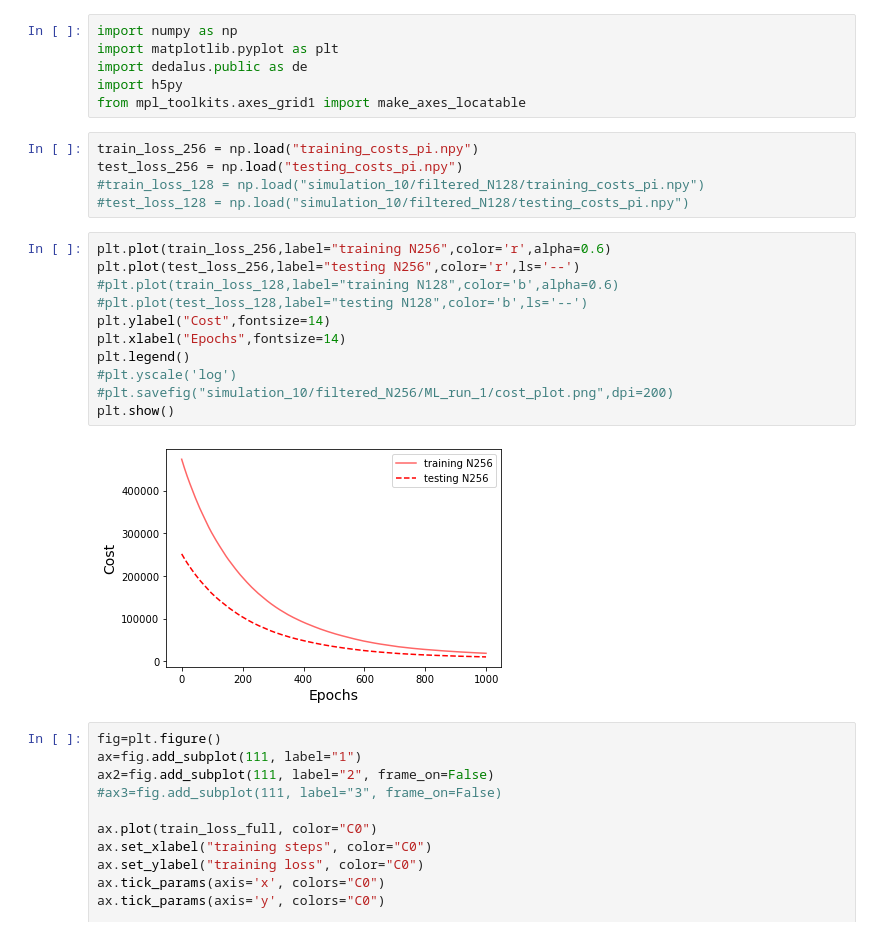
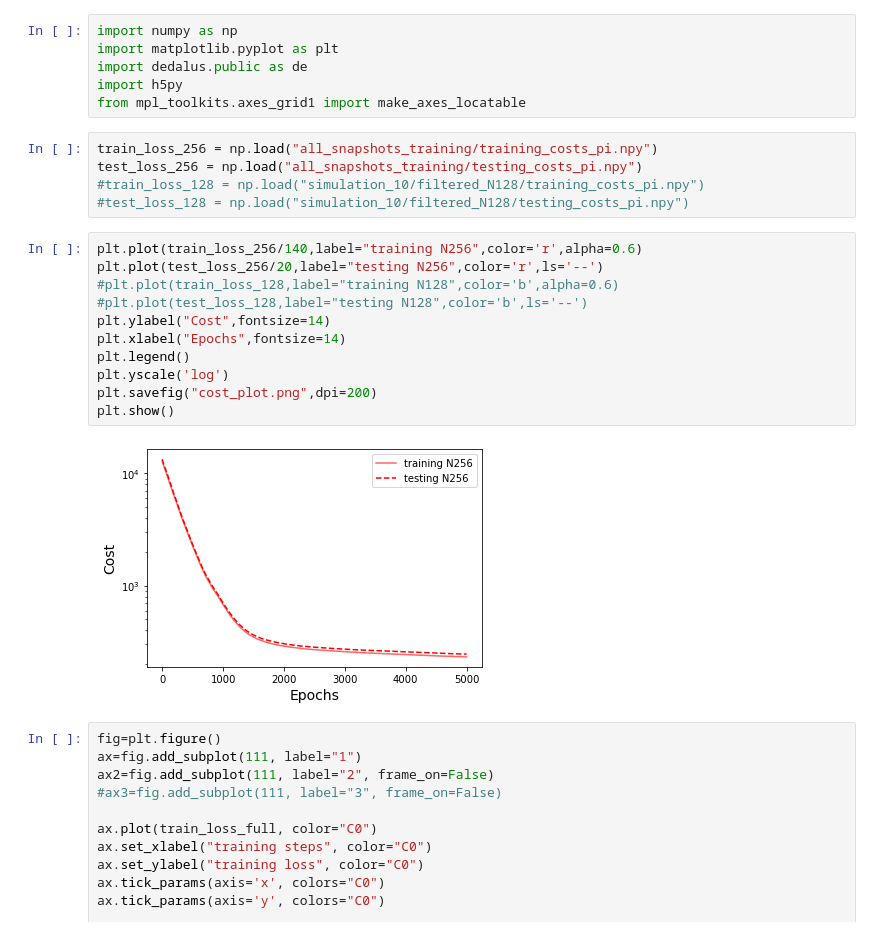
Before and after one commit to Ronan1879/kraichnan_turbulence, a Jupyter notebook: scripts/plot_cost.ipynb, the cells around one changed output. Drawn from its saved outputs; the diff is of its cells as text.

```diff
--- a/scripts/plot_cost.ipynb
+++ b/scripts/plot_cost.ipynb
@@ -5,23 +5,23 @@ import dedalus.public as de
 import h5py
 from mpl_toolkits.axes_grid1 import make_axes_locatable
 # %%
-train_loss_256 = np.load("training_costs_pi.npy")
-test_loss_256 = np.load("testing_costs_pi.npy")
+train_loss_256 = np.load("all_snapshots_training/training_costs_pi.npy")
+test_loss_256 = np.load("all_snapshots_training/testing_costs_pi.npy")
 #train_loss_128 = np.load("simulation_10/filtered_N128/training_costs_pi.npy")
 #test_loss_128 = np.load("simulation_10/filtered_N128/testing_costs_pi.npy")
 # %%
-plt.plot(train_loss_256,label="training N256",color='r',alpha=0.6)
-plt.plot(test_loss_256,label="testing N256",color='r',ls='--')
+plt.plot(train_loss_256/140,label="training N256",color='r',alpha=0.6)
+plt.plot(test_loss_256/20,label="testing N256",color='r',ls='--')
 #plt.plot(train_loss_128,label="training N128",color='b',alpha=0.6)
 #plt.plot(test_loss_128,label="testing N128",color='b',ls='--')
 plt.ylabel("Cost",fontsize=14)
 plt.xlabel("Epochs",fontsize=14)
 plt.legend()
-#plt.yscale('log')
-#plt.savefig("simulation_10/filtered_N256/ML_run_1/cost_plot.png",dpi=200)
+plt.yscale('log')
+plt.savefig("cost_plot.png",dpi=200)
 plt.show()
 # %% [output]
-[figure, old version]
+[figure, new version]
 # %%
 fig=plt.figure()
 ax=fig.add_subplot(111, label="1")
```
Also changed, not shown: parts of 5 cells of this notebook, 20 other files.
